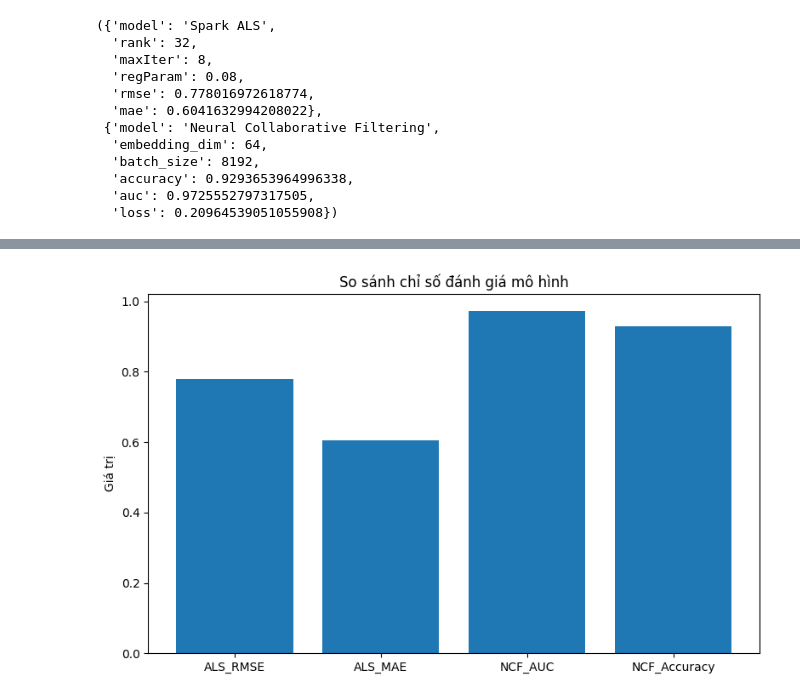
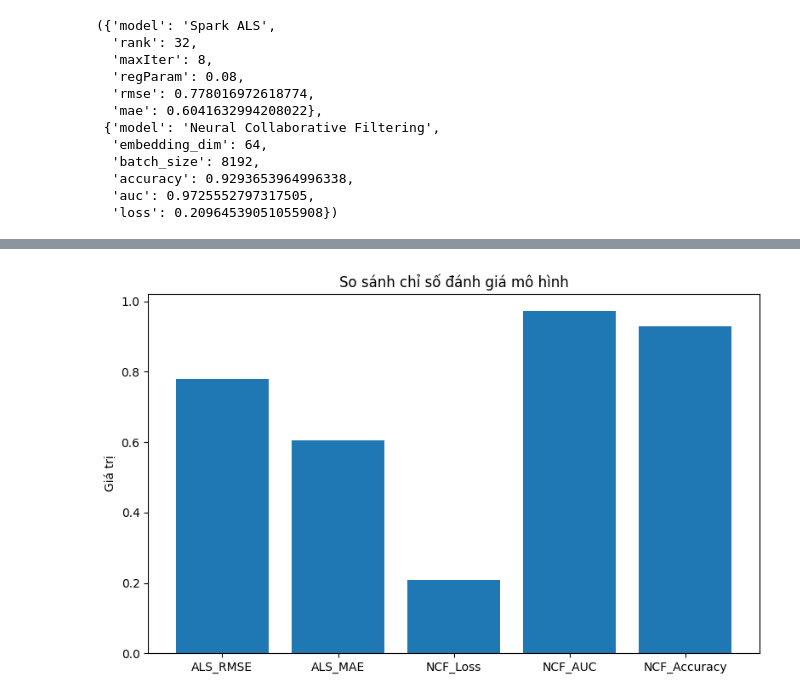
Before and after one commit to Newt-Louis/netflix_recommendation_system, a Jupyter notebook: notebooks/8_evaluate_and_compare_models.ipynb, the cells around one changed output, grey strips where cells are left out. Cells and saved outputs as stored; diff of their text form; code cells hidden in the pictures.

```diff
--- a/notebooks/8_evaluate_and_compare_models.ipynb
+++ b/notebooks/8_evaluate_and_compare_models.ipynb
@@ -61,17 +102,18 @@ with open("/workspace/outputs/metrics/model_comparison.json", "w", encoding="utf
 # %%
 plot_df = pd.DataFrame([
     {"metric": "ALS_RMSE", "value": als_metrics.get("rmse")},
     {"metric": "ALS_MAE", "value": als_metrics.get("mae")},
+    {"metric": "NCF_Loss", "value": ncf_metrics.get("loss")},
     {"metric": "NCF_AUC", "value": ncf_metrics.get("auc")},
     {"metric": "NCF_Accuracy", "value": ncf_metrics.get("accuracy")},
 ]).dropna()
 
 plt.figure(figsize=(8, 5))
 plt.bar(plot_df["metric"], plot_df["value"])
 plt.ylabel("Giá trị")
 plt.title("So sánh chỉ số đánh giá mô hình")
 plt.tight_layout()
 plt.savefig("/workspace/outputs/figures/model_comparison.png", dpi=200)
 plt.show()
 # %% [output]
-[figure, old version]
+[figure, new version]
```
Also changed, not shown: parts of 2 cells of this notebook, 1 other file.
